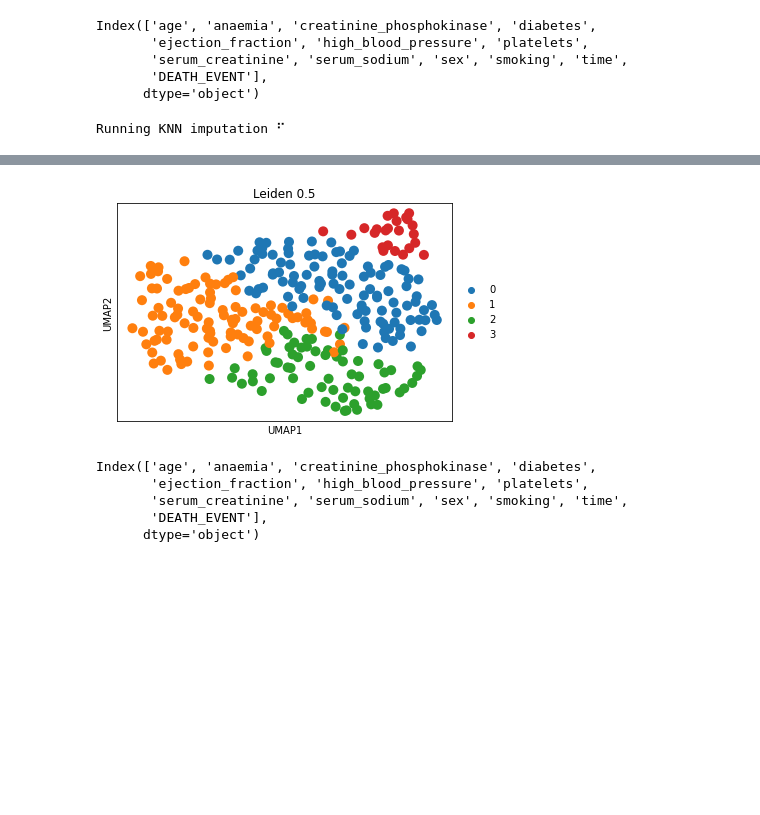
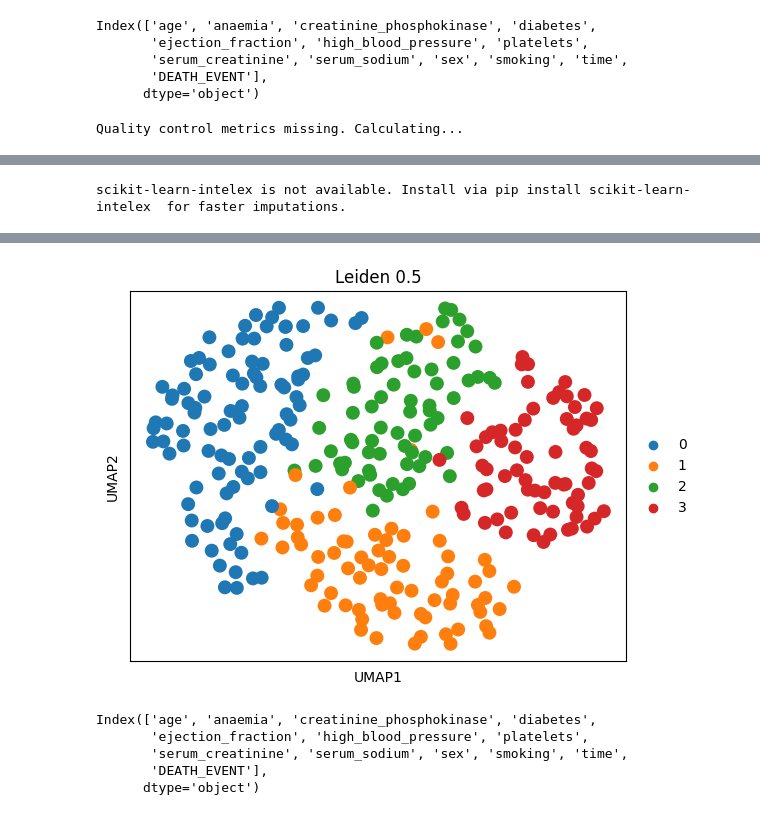
Before and after one commit to theislab/ehrapy-datasets, a Jupyter notebook: heart_failure/heart_failure.ipynb, the cells around one changed output, grey strips where cells are left out. Saved outputs shown, nothing was run; the diff lists cells and outputs as text; code cells hidden in the pictures; blank space fills up the shorter version.

```diff
--- a/heart_failure/heart_failure.ipynb
+++ b/heart_failure/heart_failure.ipynb
@@ -55,11 +49,11 @@ Index(['age', 'anaemia', 'creatinine_phosphokinase', 'diabetes',
       dtype='object')
 # %%
 ep.pp.knn_impute(adata)
-ep.pp.norm_scale(adata)
+ep.pp.scale_norm(adata)
 ep.pp.pca(adata)
 ep.pp.neighbors(adata)
 ep.tl.umap(adata)
 ep.tl.leiden(adata, resolution=0.5, key_added="leiden_0_5")
 ep.pl.umap(adata, color=["leiden_0_5"], title="Leiden 0.5")
 # %% [output]
-Running KNN imputation ⠋
+Quality control metrics missing. Calculating...
@@ -67,0 +61 @@ Running KNN imputation ⠋
+scikit-learn-intelex is not available. Install via pip install scikit-learn-intelex  for faster imputations.
@@ -68,4 +63,4 @@ Running KNN imputation ⠋
-[figure, old version]
+[figure, new version]
 # %%
 adata.var_names
 # %% [output]
```
Also changed, not shown: parts of 5 cells of this notebook, 15 other files.
